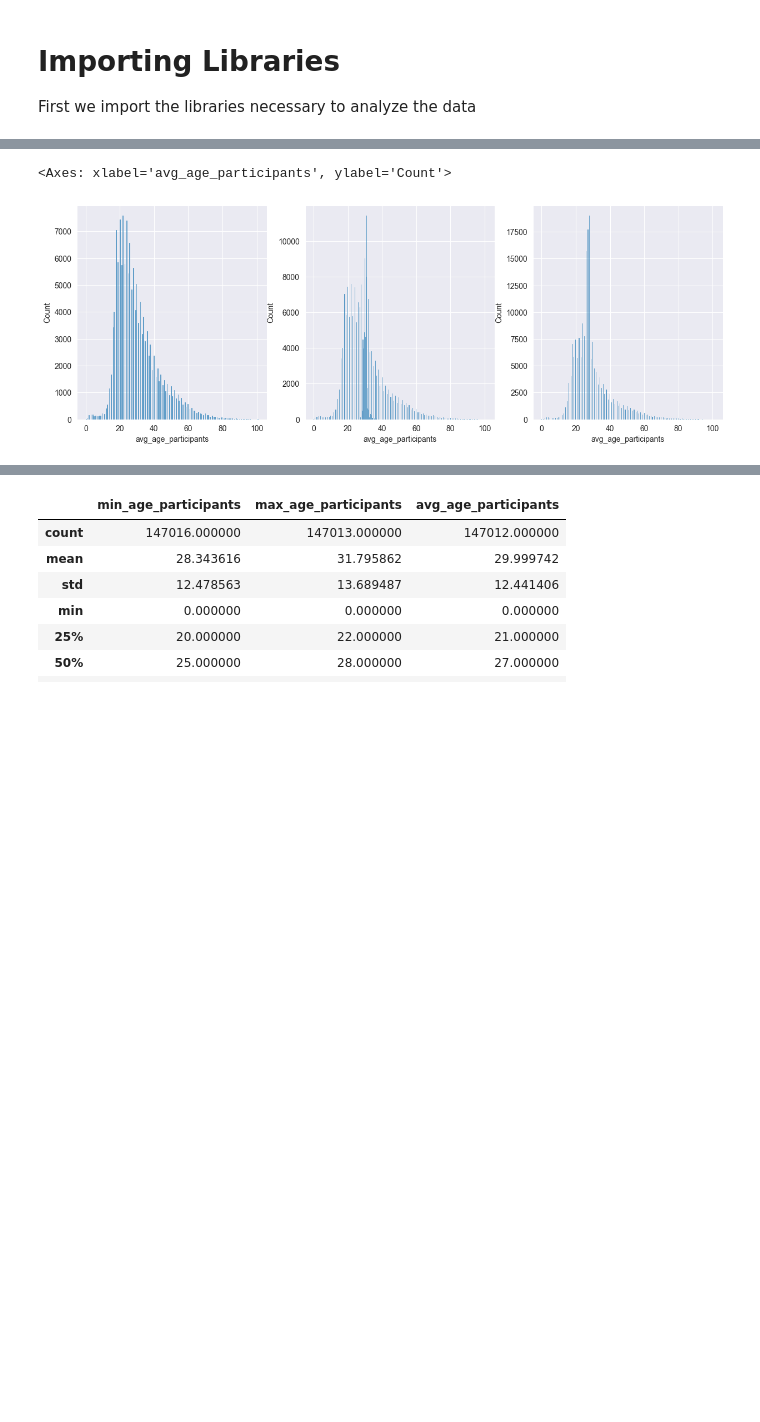
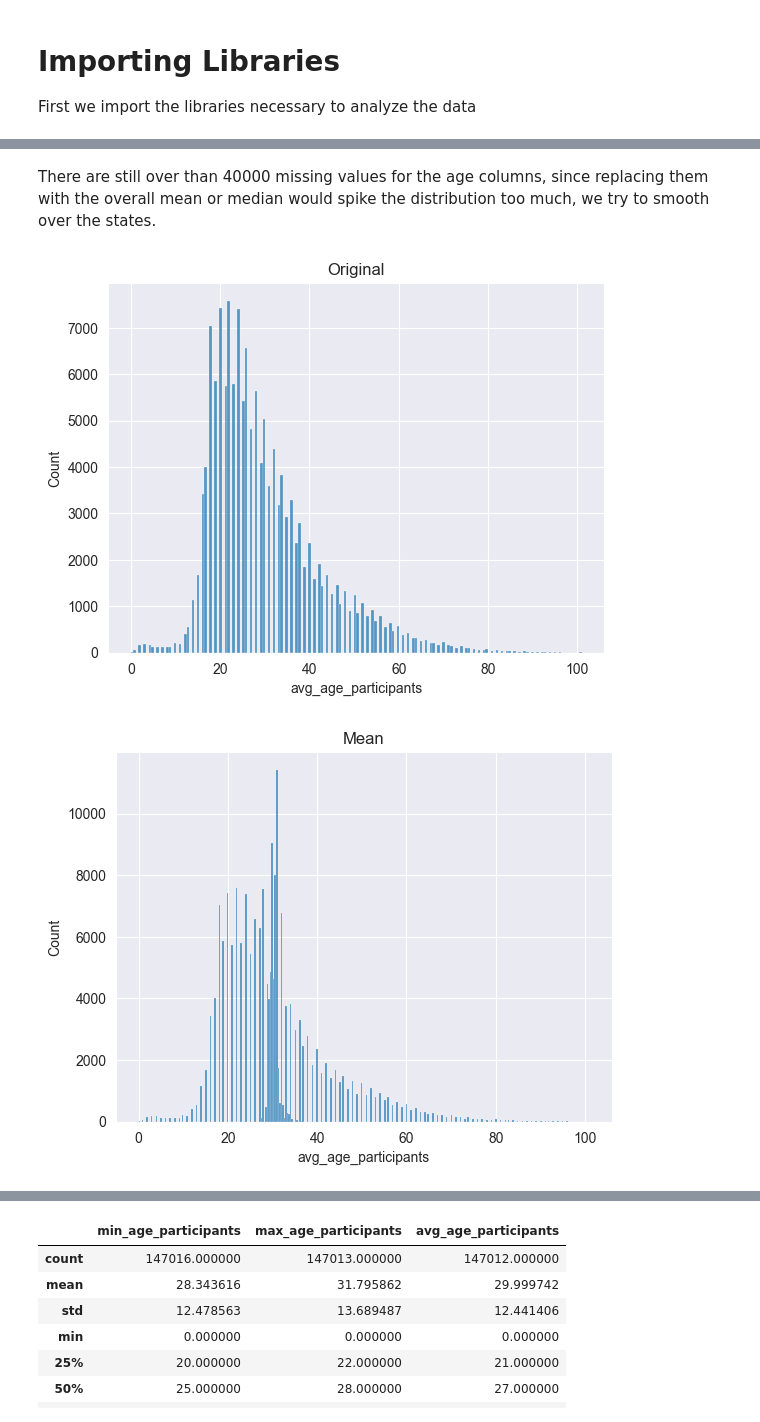
Before and after one commit to Alexthw46/DataMiningProject, a Jupyter notebook: TASK_1/data_preparation.ipynb, the cells around one changed output, grey strips where cells are left out. Saved outputs shown, nothing was run; the diff lists cells and outputs as text; code cells hidden in the pictures; blank space fills up the shorter version.

Commit message:
revise incident cat, code cleanup

```diff
--- a/TASK_1/data_preparation.ipynb
+++ b/TASK_1/data_preparation.ipynb
@@ -49,3 +54,5 @@ memory usage: 45.3+ MB
 | 3 | 2016-10-15 | District of Columbia | Washington | 38.9030 | -76.9820 | 1.0 | NaN | ... |
 | 4 | 2014-01-18 | North Carolina | Wayne County | 35.1847 | -77.9527 | 13.0 | 65.0 | ... |
 5 rows × 25 columns
+# %% [markdown]
+There are still over than 40000 missing values for the age columns, since replacing them with the overall mean or median would spike the distribution too much, we try to smooth over the states.
@@ -52,29 +79,15 @@ memory usage: 45.3+ MB
 # %%
-# evaluate how to handle the missing values for min_age_participants, max_age_participants and avg_age_participants
-# try by replacing with the mean
-age_columns = ['min_age_participants', 'max_age_participants', 'avg_age_participants']
-mean_test = incidents.copy()
-for column in age_columns:
-    mean_by_state = mean_test.groupby('state')[column].mean()
-    mean_test[column] = mean_test.apply(
-        lambda row: mean_by_state[row['state']] if pd.isnull(row[column]) else row[column],
-        axis=1
-    )
-
-# try by replacing with the median
-median_test = incidents.copy()
-for column in age_columns:
-    median_by_state = median_test.groupby('state')[column].median()
-    median_test[column] = median_test.apply(
-        lambda row: median_by_state[row['state']] if pd.isnull(row[column]) else row[column],
-        axis=1
-    )
-
-
-fig, axes = plt.subplots(1, 3, figsize=(15, 5))
-sns.histplot(data=incidents, x='avg_age_participants', ax=axes[0])
-sns.histplot(data=mean_test, x='avg_age_participants', ax=axes[1])
-sns.histplot(data=median_test, x='avg_age_participants', ax=axes[2])
+# plot the distributions of the original, mean and median values
+#fig, axes = plt.subplots(1, 3, figsize=(15, 5))
+sns.histplot(data=incidents, x='avg_age_participants')
+plt.title('Original')
+plt.show()
+sns.histplot(data=mean_test, x='avg_age_participants')
+plt.title('Mean')
+plt.show()
+sns.histplot(data=median_test, x='avg_age_participants')
+plt.title('Median')
+plt.show()
 # %% [output]
-<Axes: xlabel='avg_age_participants', ylabel='Count'>
-[figure, old version]
+[figure, new version]
+[figure, added]
```
Also changed, not shown: parts of 21 cells of this notebook, 5 other files.
